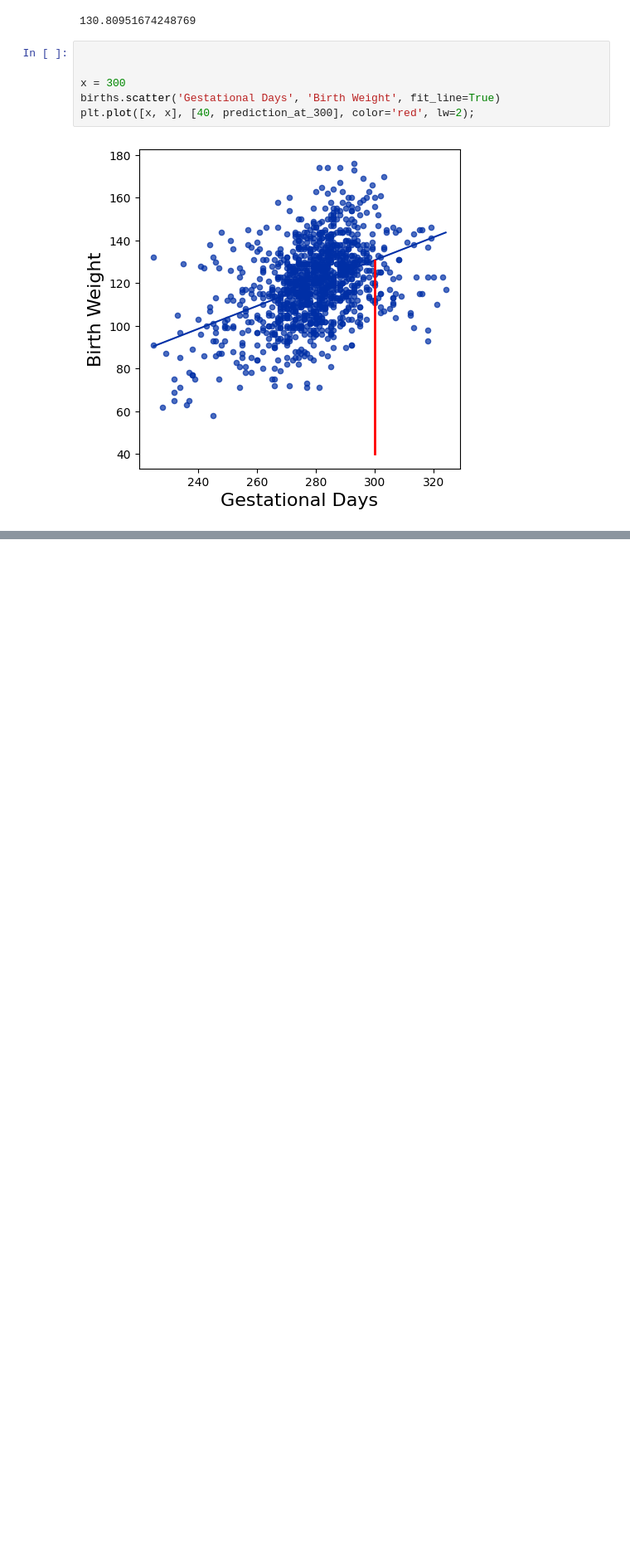
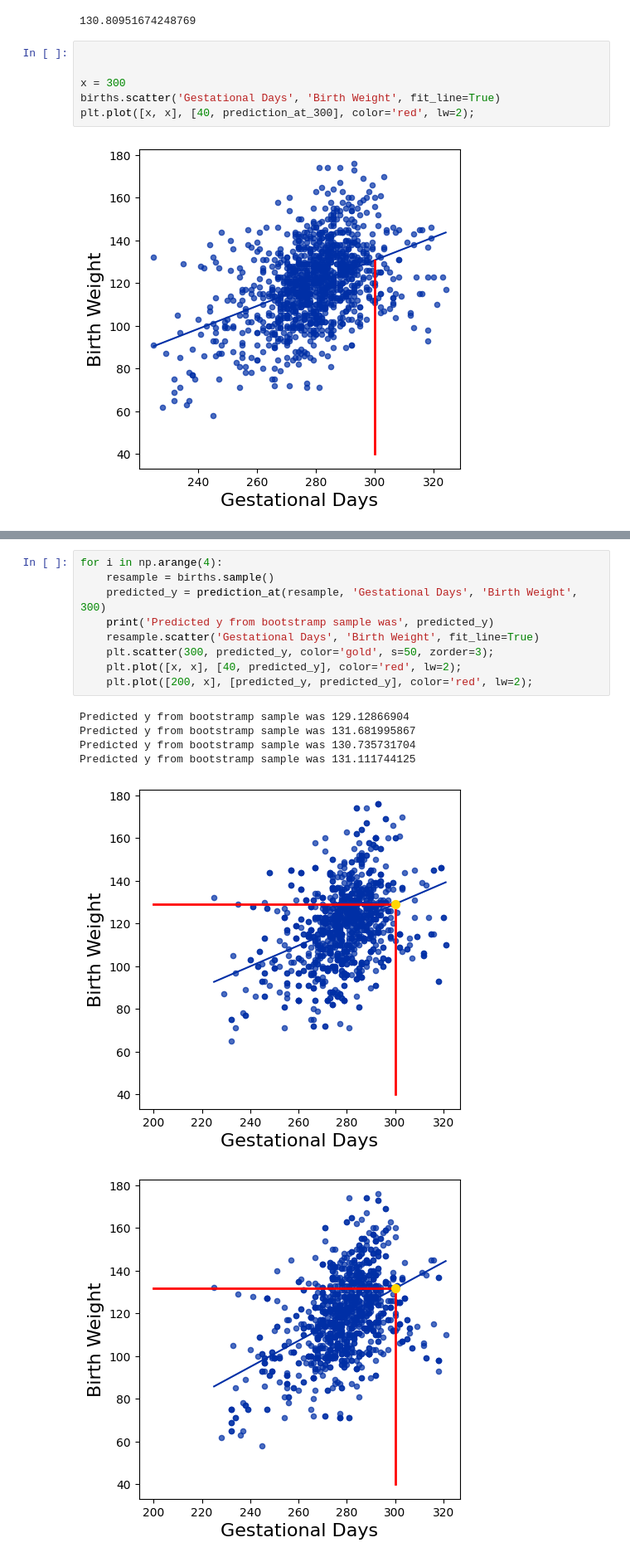
Before and after one commit to lochnes-007/Data8, a Jupyter notebook: 33-RegressionInference.ipynb, the cells around one changed output, grey strips where cells are left out. Shown at 83% size. Saved outputs shown, nothing was run; the diff lists cells and outputs as text; blank space fills up the shorter version.

```diff
--- a/33-RegressionInference.ipynb
+++ b/33-RegressionInference.ipynb
@@ -134,0 +154,16 @@ plt.plot([x, x], [40, prediction_at_300], color='red', lw=2);
+# %%
+for i in np.arange(4):
+    resample = births.sample()
+    predicted_y = prediction_at(resample, 'Gestational Days', 'Birth Weight', 300)
+    print('Predicted y from bootstramp sample was', predicted_y)
+    resample.scatter('Gestational Days', 'Birth Weight', fit_line=True)
+    plt.scatter(300, predicted_y, color='gold', s=50, zorder=3);
+    plt.plot([x, x], [40, predicted_y], color='red', lw=2);
+    plt.plot([200, x], [predicted_y, predicted_y], color='red', lw=2);
+# %% [output]
+Predicted y from bootstramp sample was 129.12866904
+Predicted y from bootstramp sample was 131.681995867
+Predicted y from bootstramp sample was 130.735731704
+Predicted y from bootstramp sample was 131.111744125
+[figure, added]
+[figure, added]
```
Also changed, not shown: parts of 22 cells of this notebook.
